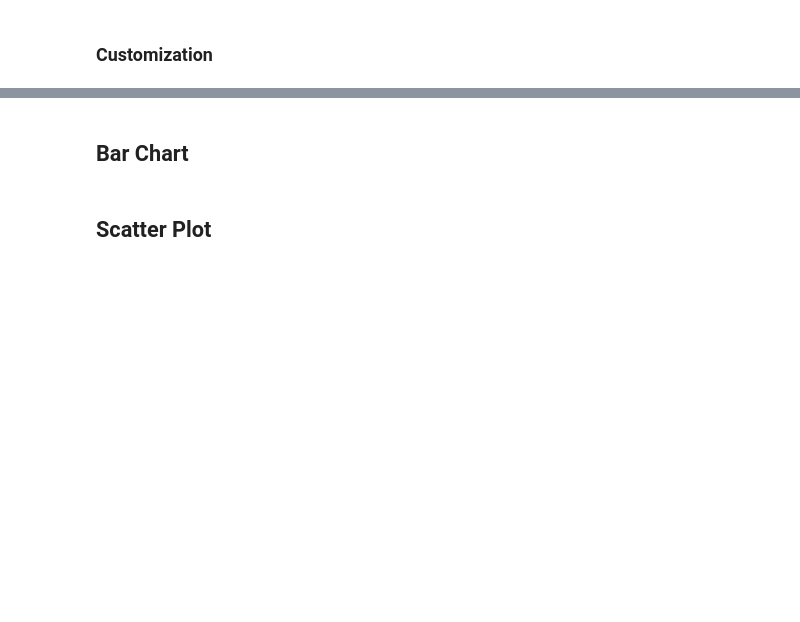
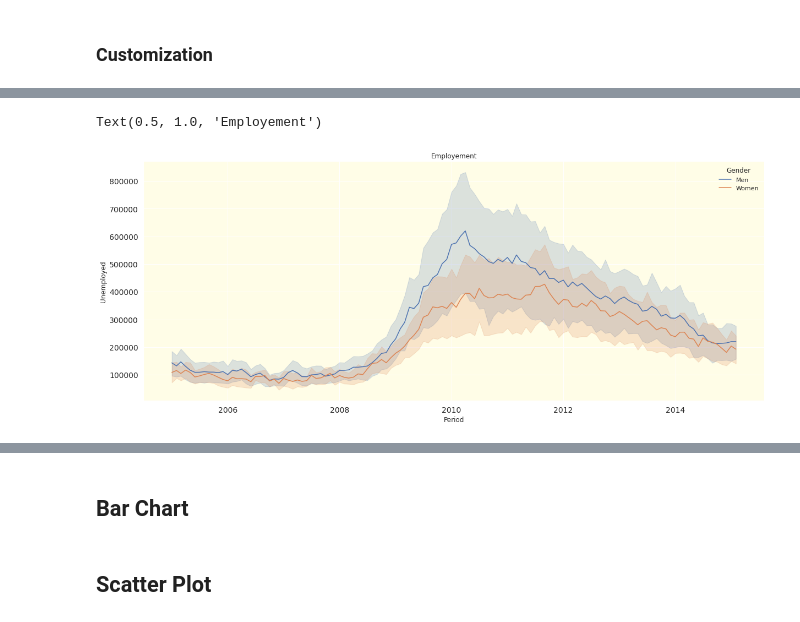
Before and after one commit to dayanandv/Data-Science, a Jupyter notebook: Visualization.ipynb, the cells around one changed output, grey strips where cells are left out. Cells and saved outputs as stored; diff of their text form; code cells hidden in the pictures; blank space fills up the shorter version.

```diff
--- a/Visualization.ipynb
+++ b/Visualization.ipynb
@@ -323,5 +416,8 @@ plt.title("Daily Global Streams")
 # %%
 employement = pd.read_excel('https://github.com/dayanandv/Data-Science/raw/main/dataset/unemployment.xlsx')
-plt.figure(figsize=(20,8))
+plt.figure(figsize=(18,8))
 sns.lineplot(x="Period", y="Unemployed", hue="Gender", data=employement)
 plt.title("Employement")
+# %% [output]
+Text(0.5, 1.0, 'Employement')
+[figure, added]
```
Also changed, not shown: parts of 25 cells of this notebook.
